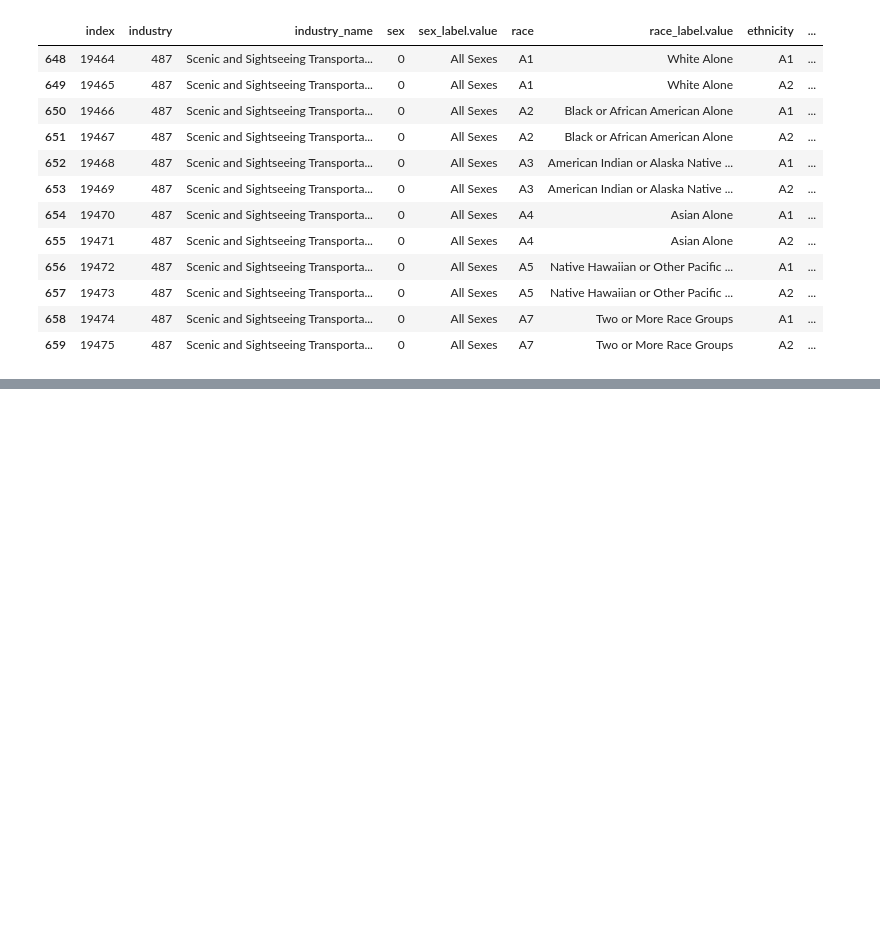
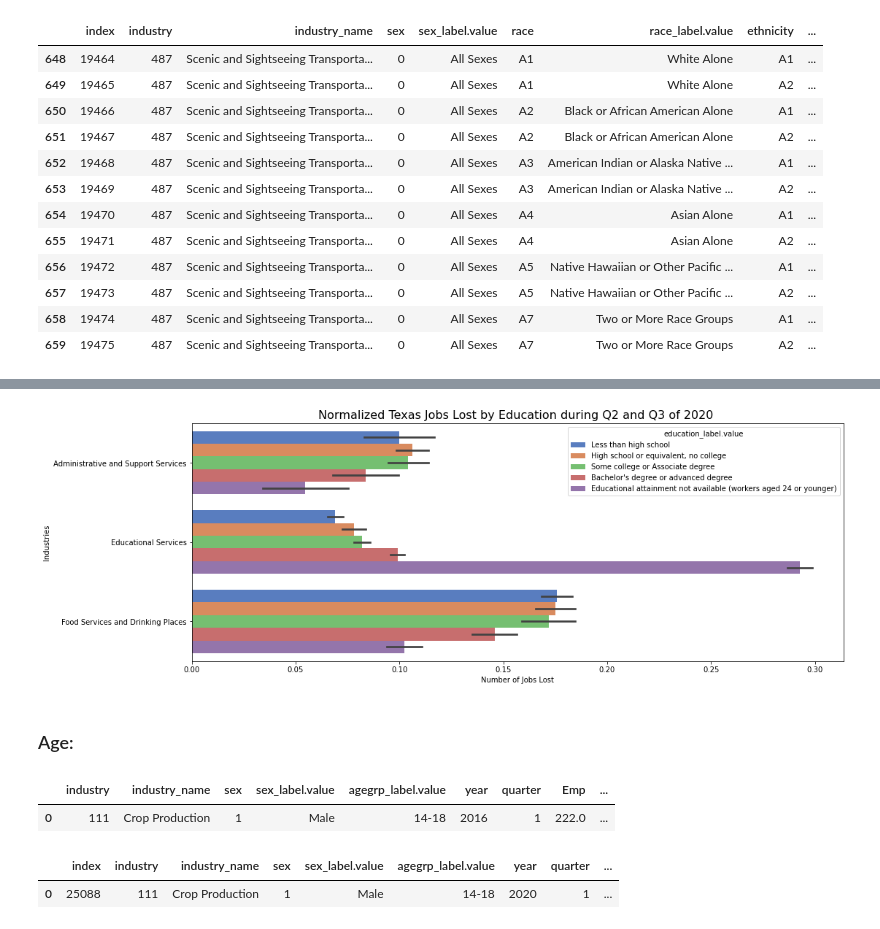
Before and after one commit to capstone-job-market-analysis/job-market-analysis, a Jupyter notebook: jeff_explore.ipynb, the cells around one changed output, grey strips where cells are left out. Saved outputs shown, nothing was run; the diff lists cells and outputs as text; code cells hidden in the pictures; blank space fills up the shorter version.

```diff
--- a/jeff_explore.ipynb
+++ b/jeff_explore.ipynb
@@ -1084,0 +1144,51 @@ r_compare[r_compare.industry == 487]
+# %%
+# Select only the Industries that lost the most jobs:
+ed_top = ed_compare[(ed_compare.industry == 561) |
+         (ed_compare.industry == 611) |
+         (ed_compare.industry == 722)]
+ed_top_clean = ed_top[['industry', 'industry_name', 'sex_label.value', 'education_label.value', 'Emp', 'q3_Emp', 'q1_minus_q3', 'normalized']]
+# %%
+# Plot of the above by ethnicity:
+plt.figure(figsize=(16,6))
+sns.barplot(x="normalized", y="industry_name",
+                hue='education_label.value',
+                palette="muted",
+                data=ed_top_clean, alpha=1)
+plt.title('Normalized Texas Jobs Lost by Education during Q2 and Q3 of 2020 ', fontsize=16)
+plt.xlabel('Number of Jobs Lost')
+plt.ylabel('Industries')
+plt.show()
+# %% [output]
+[figure, added]
+# %% [markdown]
+### Age:
+# %%
+age.head(1)
+# %% [output]
+|  | industry | industry_name | sex | sex_label.value | agegrp_label.value | year | quarter | Emp | ... |
+| 0 | 111 | Crop Production | 1 | Male | 14-18 | 2016 | 1 | 222.0 | ... |
+# %%
+# Keeping only q1 and q3 of 2020:
+age1 = age[age.date == '2020-01-01']
+age3 = age[age.date == '2020-07-01']
+
+# match indexes so that I can subtract the quarterly columns
+age1 = age1.reset_index()
+age3 = age3.reset_index()
+
+# Add q3 numbers to the datafram for ease of comparison if neageage:
+age1['q3_Emp'] = age3.Emp
+
+# Create the difference column of q1 and q3 Emp:
+age1['q1_minus_q3'] = age1.Emp - age3.Emp
+
+# Rename to q since the dataframe now contains q1 and q3 data:
+age_compare = age1
+
+# Normalizage job loss:
+age_compare['normalized'] = age_compare.q1_minus_q3 / age_compare.Emp
+
+age_compare.head(1)
+# %% [output]
+|  | index | industry | industry_name | sex | sex_label.value | agegrp_label.value | year | quarter | ... |
+| 0 | 25088 | 111 | Crop Production | 1 | Male | 14-18 | 2020 | 1 | ... |
```
Also changed, not shown: parts of 56 cells of this notebook, 1 other file.
